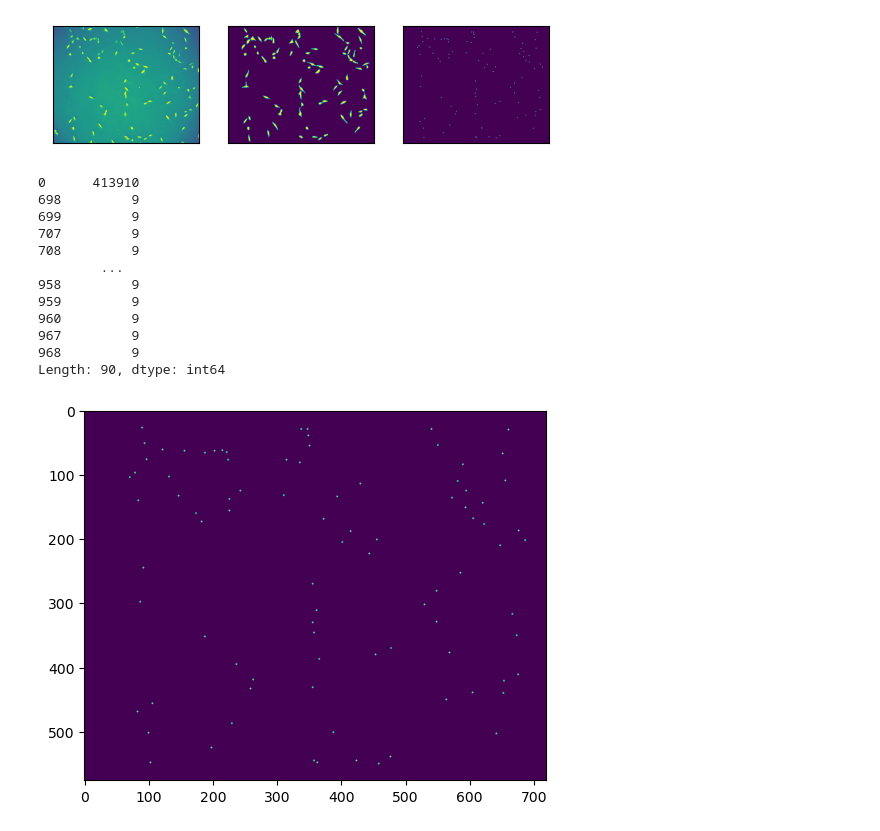
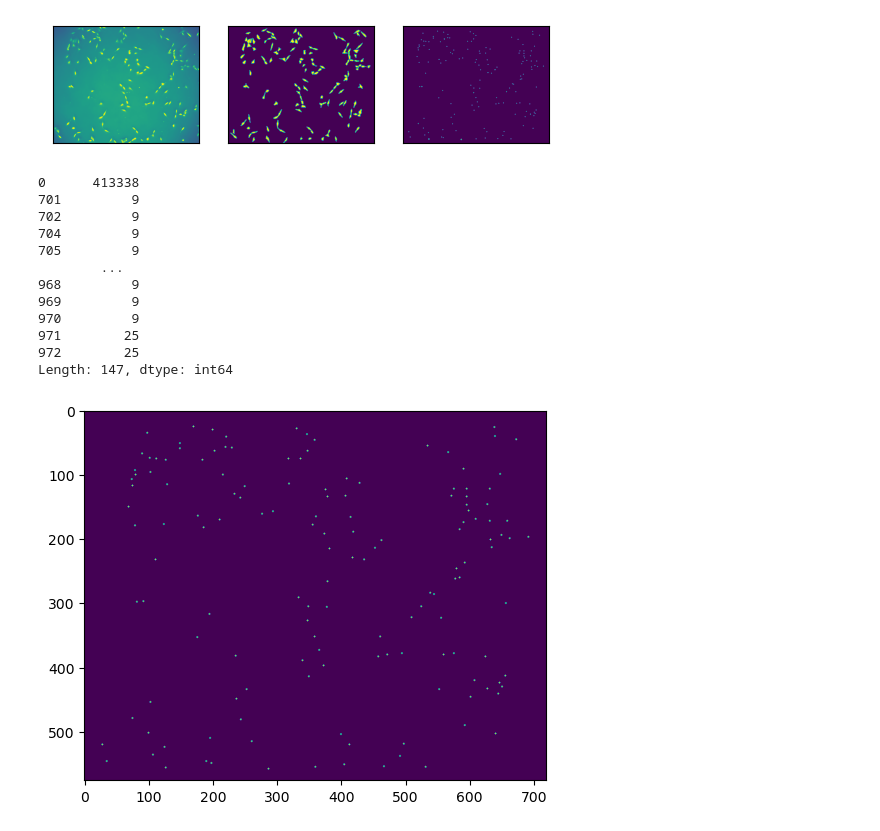
Before and after one commit to ZmingShao/MingNet, a Jupyter notebook: view.ipynb, the cells around one changed output. Drawn from its saved outputs; the diff is of its cells as text; code cells hidden in the pictures.

```diff
--- a/view.ipynb
+++ b/view.ipynb
@@ -9,7 +9,7 @@ from pathlib import Path
 # %%
 from utils.utils import DATA_SET
 
-ds_name = DATA_SET[3]
+ds_name, radius = DATA_SET[3]
 root = Path.cwd()
 wd = root / ('data/train/' + ds_name)
 img_dir = wd / '02'
@@ -35,36 +35,41 @@ for i in range(len(im_list)):
     axs[i].set_yticks([])
 plt.show()
 # %% [output]
-[figure, old version]
+[figure, new version]
 # %%
 def stat(im):
     s = pd.Series(np.bincount(im.flatten()))
     return s[s != 0]
 stat(tra)
 # %% [output]
-0      413910
-698         9
-699         9
-707         9
-708         9
+0      413338
+701         9
+702         9
+704         9
+705         9
         ...
-958         9
-959         9
-960         9
-967         9
 968         9
-Length: 90, dtype: int64
+969         9
+970         9
+971        25
+972        25
+Length: 147, dtype: int64
 # %%
 cnts, hier = cv2.findContours(tra_bin, cv2.RETR_LIST, cv2.CHAIN_APPROX_SIMPLE)
 det_bin = np.zeros_like(tra_bin)
-for i in range(len(cnts)):
-    M = cv2.moments(cnts[i])
-    cx, cy = int(M['m10'] / M['m00']), int(M['m01'] / M['m00'])
-    cv2.circle(det_bin, (cx, cy), 1, 255, -1)
+for cnt in cnts:
+    M = cv2.moments(cnt)
+    if M['m00'] != 0:
+        center = (int(M['m10'] / M['m00']), int(M['m01'] / M['m00']))
+    else:
+        while isinstance(cnt[0], np.ndarray):
+            cnt = cnt[0]
+        center = cnt
+    cv2.circle(det_bin, center, 1, 255, -1)
 plt.imshow(det_bin)
 plt.show()
 # %% [output]
-[figure, old version]
+[figure, new version]
 # %%
 diff = cv2.absdiff(seg_bin, det_bin)
 plt.imshow(diff)
```
Also changed, not shown: parts of 7 cells of this notebook, 10 other files.
